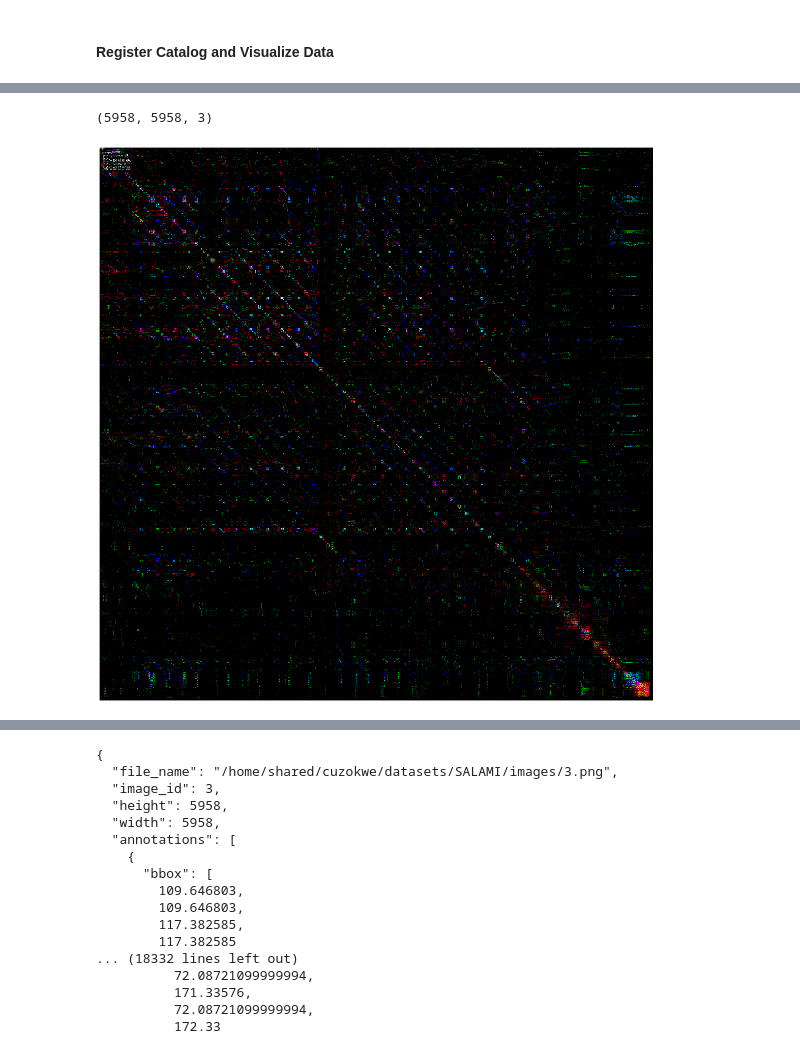
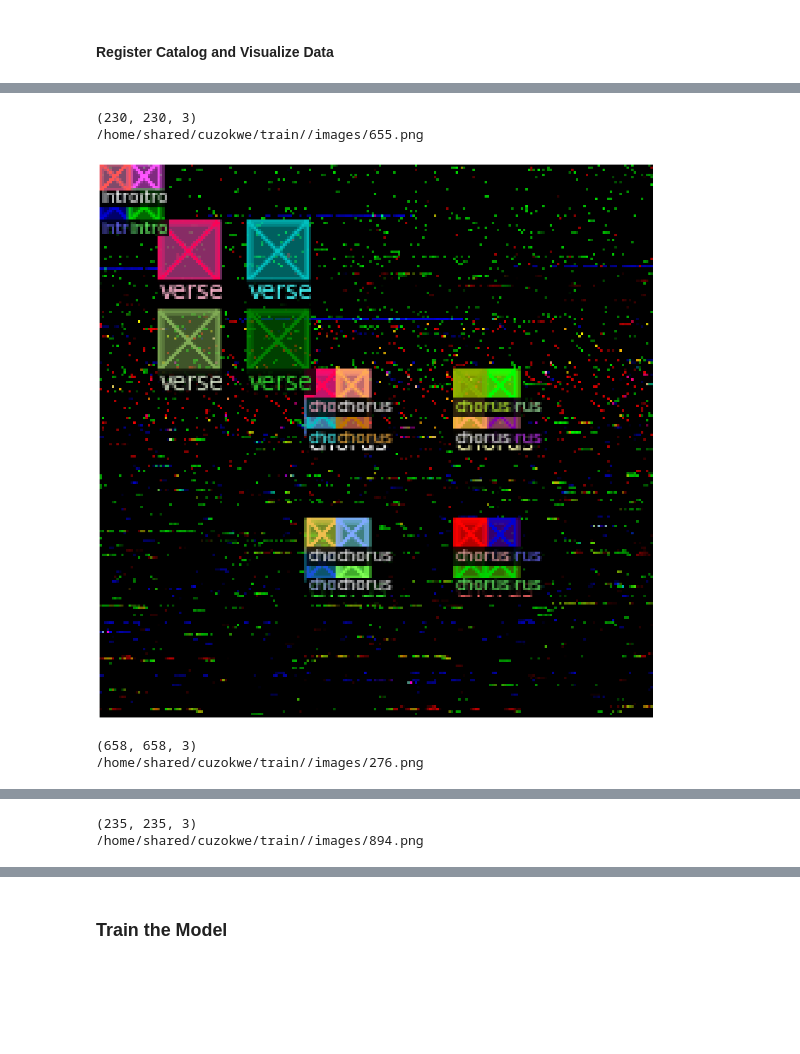
Before and after one commit to chrisuzokwe/audio-segmentation-with-Detectron2, a Jupyter notebook: detectron2_model_test.ipynb, the cells around one changed output, grey strips where cells are left out. Drawn from its saved outputs; the diff is of its cells as text; code cells hidden in the pictures; blank space fills up the shorter version.

```diff
--- a/detectron2_model_test.ipynb
+++ b/detectron2_model_test.ipynb
@@ -127,14 +145,14 @@ def get_bbox(anno_path):
 # return data in detectron dataset format
 def get_audio_dicts(ds_dir):
 
-    annos = ds_dir + '/references'
-    audio = ds_dir + '/test'
+    annos = '/home/shared/cuzokwe/datasets/SALAMI/references/'
+    audio = ds_dir + 'audio'
 
     dataset_annos = []
     # Parse through available audio tags
     for file in os.listdir(audio):
-        print(file)
-        anno = annos + "/SALAMI_" + file.split(".")[0] + '.jams'
+        anno = annos +'SALAMI_' + file.split(".")[0] + '.jams'
+        print('audio file: ' + file.split(".")[0])
         if os.path.exists(anno):
             record = {}
 
@@ -144,6 +162,8 @@ def get_audio_dicts(ds_dir):
             else:
                 mfcc, chroma, melspec = get_3ssm(audio + '/' + file.split(".")[0] + '.wav')
                 ssm_to_png(mfcc, chroma, melspec, img)
+
+
                 record["file_name"] = img
 
             record["image_id"] = int(file.split(".")[0])
@@ -153,10 +173,11 @@ def get_audio_dicts(ds_dir):
             record["height"] = dimensions[0]
             record["width"] = dimensions[1]
 
-            print('audio file: ' + file.split(".")[0])
+
             objs = get_bbox(anno)
             record["annotations"] = objs
 
+
         dataset_annos.append(record)
     return dataset_annos
 # %% [markdown]
@@ -164,4 +185,5 @@ def get_audio_dicts(ds_dir):
 # %%
 from detectron2.structures import BoxMode
 from detectron2.data import DatasetCatalog, MetadataCatalog
-ds_dir = '/home/shared/cuzokwe/datasets/SALAMI'
+ds_train = '/home/shared/cuzokwe/train/'
+ds_val = '/home/shared/cuzokwe/val/'
@@ -208,0 +222,2 @@ audio file: 3
+# %%
+dataset_dicts_train = get_audio_dicts(ds_train)
@@ -209,17 +242,18 @@ audio file: 3
 # %%
-audio_metadata = MetadataCatalog.get("salami_2020_img_test_set")
-for d in random.sample(dataset_dicts, 1):
+audio_metadata = MetadataCatalog.get("salami_2020_img_train")
+for d in random.sample(dataset_dicts_train, 3):
     img = cv2.imread(d["file_name"])
     print(img.shape)
+    print(d["file_name"])
     visualizer = Visualizer(img[:, :, ::-1], metadata=audio_metadata, scale=1)
     vis = visualizer.draw_dataset_dict(d)
     plt.figure(figsize=(20,20))
     plt.imshow(vis.get_image()[:, :, ::-1])
     plt.axis('off')
     plt.show()
-    img = Image.fromarray(vis.get_image()[:, :, ::1])
-    img.save('/home/shared/cuzokwe/datasets/SALAMI/test/datatest.png')
-    #cv2_imshow(vis.get_image()[:, :, ::-1])
 # %% [output]
-(5958, 5958, 3)
+(230, 230, 3)
+/home/shared/cuzokwe/train//images/655.png
-[figure, old version]
+[figure, new version]
+(658, 658, 3)
+/home/shared/cuzokwe/train//images/276.png
@@ -225,0 +261,2 @@ for d in random.sample(dataset_dicts, 1):
+(235, 235, 3)
+/home/shared/cuzokwe/train//images/894.png
@@ -226,20 +264,2 @@ for d in random.sample(dataset_dicts, 1):
-# %%
-print(json.dumps(dataset_dicts[1], indent=2))
-# %% [output]
-{
-  "file_name": "/home/shared/cuzokwe/datasets/SALAMI/images/3.png",
-  "image_id": 3,
-  "height": 5958,
-  "width": 5958,
-  "annotations": [
-    {
-      "bbox": [
-        109.646803,
-        109.646803,
-        117.382585,
-        117.382585
-... (18332 lines left out)
-          72.08721099999994,
-          171.33576,
-          72.08721099999994,
-          172.33
+# %% [markdown]
+### Train the Model
```
Also changed, not shown: parts of 14 cells of this notebook.
